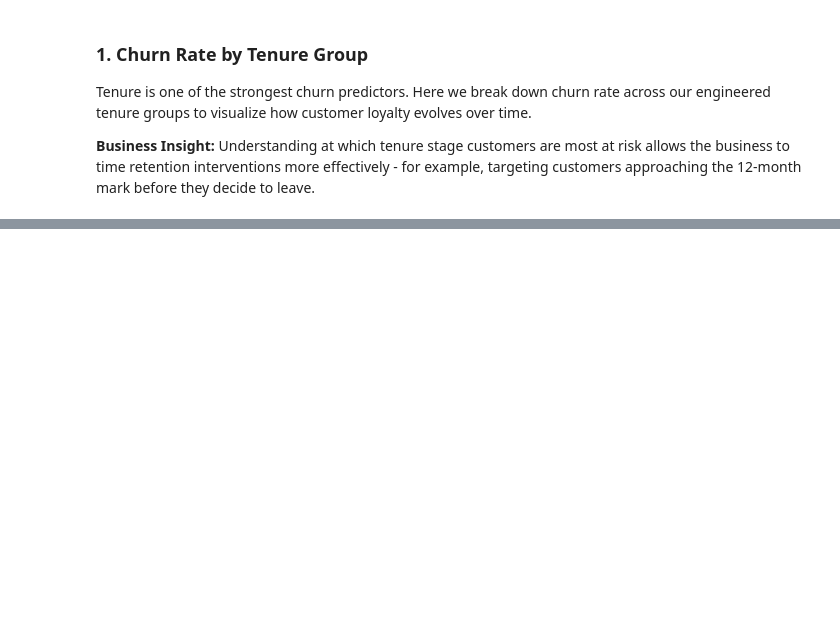
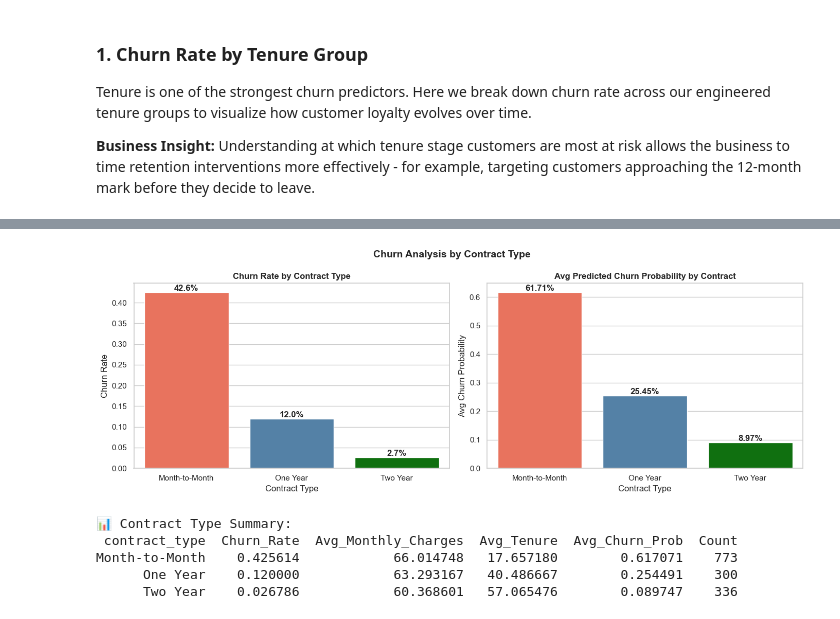
Before and after one commit to chldbng/customer-churn-predictor, a Jupyter notebook: notebooks/04_Business_Insights.ipynb, the cells around one changed output, grey strips where cells are left out. Cells and saved outputs as stored; diff of their text form; code cells hidden in the pictures; blank space fills up the shorter version.

```diff
--- a/notebooks/04_Business_Insights.ipynb
+++ b/notebooks/04_Business_Insights.ipynb
@@ -67,0 +190,59 @@ Tenure is one of the strongest churn predictors. Here we break down churn rate a
+# %%
+def get_contract_type(row):
+    if 'Contract_One year' in row.index and row['Contract_One year'] == 1:
+        return 'One Year'
+    elif 'Contract_Two year' in row.index and row['Contract_Two year'] == 1:
+        return 'Two Year'
+    else:
+        return 'Month-to-Month'
+
+test_df['contract_type'] = test_df.apply(get_contract_type, axis = 1)
+
+contract_churn = test_df.groupby('contract_type').agg(
+    Churn_Rate = ('Churn', 'mean'),
+    Avg_Monthly_Charges = ('MonthlyCharges', 'mean'),
+    Avg_Tenure = ('tenure', 'mean'),
+    Avg_Churn_Prob = ('Churn_Prob', 'mean'),
+    Count = ('Churn', 'count')
+).reset_index()
+
+fig, axes = plt.subplots(1, 2, figsize = (14,5))
+
+sns.barplot(data=contract_churn, x='contract_type',
+            y='Churn_Rate', ax=axes[0],
+            palette=['tomato', 'steelblue', 'green'],
+            order=['Month-to-Month', 'One Year', 'Two Year'])
+axes[0].set_title('Churn Rate by Contract Type', fontweight = 'bold')
+axes[0].set_ylabel('Churn Rate')
+axes[0].set_xlabel('Contract Type')
+for p in axes[0].patches:
+    axes[0].annotate(f'{p.get_height():.1%}',
+                     (p.get_x() + p.get_width() / 2, p.get_height()),
+                     ha='center', va='bottom', fontweight='bold')
+
+sns.barplot(data=contract_churn, x='contract_type',
+            y='Avg_Churn_Prob', ax=axes[1],
+            palette=['tomato', 'steelblue', 'green'],
+            order=['Month-to-Month', 'One Year', 'Two Year'])
+axes[1].set_title('Avg Predicted Churn Probability by Contract', fontweight = 'bold')
+axes[1].set_ylabel('Avg Churn Probability')
+axes[1].set_xlabel('Contract Type')
+for p in axes[1].patches:
+    axes[1].annotate(f'{p.get_height():.2%}',
+                     (p.get_x() + p.get_width() / 2, p.get_height()),
+                     ha='center', va='bottom', fontweight='bold')
+
+plt.suptitle('Churn Analysis by Contract Type', fontsize = 14, fontweight = 'bold')
+plt.tight_layout()
+plt.savefig('../reports/figures/churn_by_contract.png', dpi=150, bbox_inches='tight')
+plt.show()
+
+print('\n📊 Contract Type Summary:')
+print(contract_churn.to_string(index = False))
+# %% [output]
+[figure, added]
+📊 Contract Type Summary:
+ contract_type  Churn_Rate  Avg_Monthly_Charges  Avg_Tenure  Avg_Churn_Prob  Count
+Month-to-Month    0.425614            66.014748   17.657180        0.617071    773
+      One Year    0.120000            63.293167   40.486667        0.254491    300
+      Two Year    0.026786            60.368601   57.065476        0.089747    336
```
Also changed, not shown: parts of 13 cells of this notebook, 5 other files.
